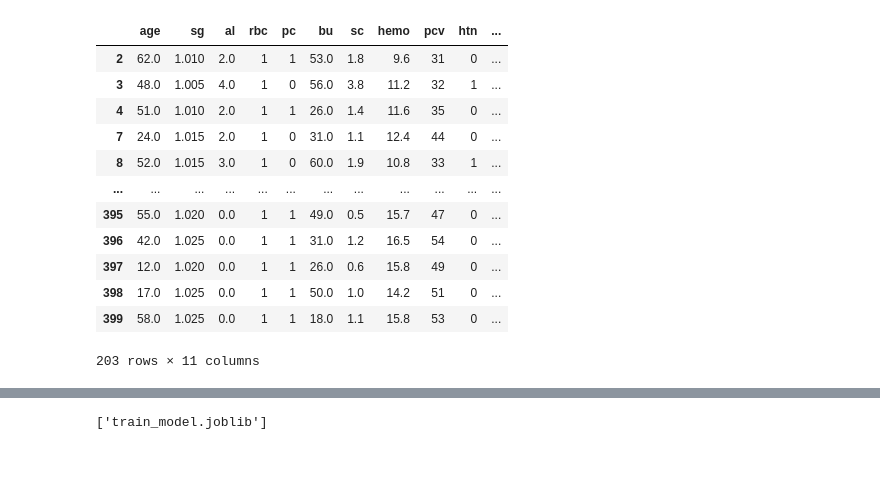
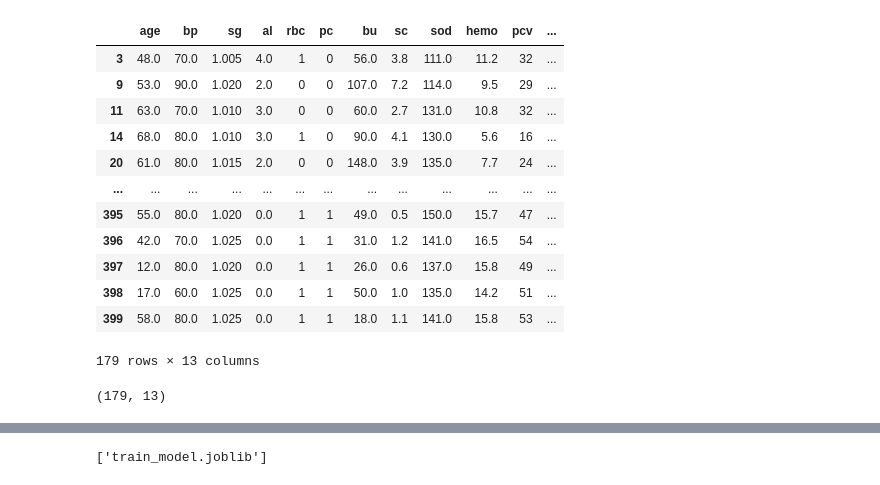
Before and after one commit to madurachandima/kidney-disease-detection, a Jupyter notebook: Kidney_trian.ipynb, the cells around one changed output, grey strips where cells are left out. Saved outputs shown, nothing was run; the diff lists cells and outputs as text; code cells hidden in the pictures.

```diff
--- a/Kidney_trian.ipynb
+++ b/Kidney_trian.ipynb
@@ -19,0 +85,7 @@ dt = dt.dropna(axis = 0 , how = 'any')# if one column is null remove entier row
+# %%
+selected_columns = np.append(selected_columns,['age','classification'])
+print(selected_columns)
+#
+
+selected_columns = ['age','sg','al','rbc','pc','bu','sc','hemo','pcv','htn','sod','bp','classification']
+print(selected_columns)
@@ -24,0 +119,20 @@ dt['classification'] = LabelEncoder().fit_transform( dt['classification'])
+# %%
+dt_new
+# %% [output]
+|  | age | bp | sg | al | rbc | pc | bu | sc | sod | hemo | pcv | ... |
+| 3 | 48.0 | 70.0 | 1.005 | 4.0 | 1 | 0 | 56.0 | 3.8 | 111.0 | 11.2 | 32 | ... |
+| 9 | 53.0 | 90.0 | 1.020 | 2.0 | 0 | 0 | 107.0 | 7.2 | 114.0 | 9.5 | 29 | ... |
+| 11 | 63.0 | 70.0 | 1.010 | 3.0 | 0 | 0 | 60.0 | 2.7 | 131.0 | 10.8 | 32 | ... |
+| 14 | 68.0 | 80.0 | 1.010 | 3.0 | 1 | 0 | 90.0 | 4.1 | 130.0 | 5.6 | 16 | ... |
+| 20 | 61.0 | 80.0 | 1.015 | 2.0 | 0 | 0 | 148.0 | 3.9 | 135.0 | 7.7 | 24 | ... |
+| ... | ... | ... | ... | ... | ... | ... | ... | ... | ... | ... | ... | ... |
+| 395 | 55.0 | 80.0 | 1.020 | 0.0 | 1 | 1 | 49.0 | 0.5 | 150.0 | 15.7 | 47 | ... |
+| 396 | 42.0 | 70.0 | 1.025 | 0.0 | 1 | 1 | 31.0 | 1.2 | 141.0 | 16.5 | 54 | ... |
+| 397 | 12.0 | 80.0 | 1.020 | 0.0 | 1 | 1 | 26.0 | 0.6 | 137.0 | 15.8 | 49 | ... |
+| 398 | 17.0 | 60.0 | 1.025 | 0.0 | 1 | 1 | 50.0 | 1.0 | 135.0 | 14.2 | 51 | ... |
+| 399 | 58.0 | 80.0 | 1.025 | 0.0 | 1 | 1 | 18.0 | 1.1 | 141.0 | 15.8 | 53 | ... |
+179 rows × 13 columns
+# %%
+dt_new.shape
+# %% [output]
+(179, 13)
@@ -28,19 +144,3 @@ Y = dt['classification']
-# %%
-dt
-# %% [output]
-|  | age | sg | al | rbc | pc | bu | sc | hemo | pcv | htn | ... |
-| 2 | 62.0 | 1.010 | 2.0 | 1 | 1 | 53.0 | 1.8 | 9.6 | 31 | 0 | ... |
-| 3 | 48.0 | 1.005 | 4.0 | 1 | 0 | 56.0 | 3.8 | 11.2 | 32 | 1 | ... |
-| 4 | 51.0 | 1.010 | 2.0 | 1 | 1 | 26.0 | 1.4 | 11.6 | 35 | 0 | ... |
-| 7 | 24.0 | 1.015 | 2.0 | 1 | 0 | 31.0 | 1.1 | 12.4 | 44 | 0 | ... |
-| 8 | 52.0 | 1.015 | 3.0 | 1 | 0 | 60.0 | 1.9 | 10.8 | 33 | 1 | ... |
-| ... | ... | ... | ... | ... | ... | ... | ... | ... | ... | ... | ... |
-| 395 | 55.0 | 1.020 | 0.0 | 1 | 1 | 49.0 | 0.5 | 15.7 | 47 | 0 | ... |
-| 396 | 42.0 | 1.025 | 0.0 | 1 | 1 | 31.0 | 1.2 | 16.5 | 54 | 0 | ... |
-| 397 | 12.0 | 1.020 | 0.0 | 1 | 1 | 26.0 | 0.6 | 15.8 | 49 | 0 | ... |
-| 398 | 17.0 | 1.025 | 0.0 | 1 | 1 | 50.0 | 1.0 | 14.2 | 51 | 0 | ... |
-| 399 | 58.0 | 1.025 | 0.0 | 1 | 1 | 18.0 | 1.1 | 15.8 | 53 | 0 | ... |
-203 rows × 11 columns
 # %%
 X_train,X_test,Y_train,Y_test=train_test_split(X , Y , test_size = 0.2)#split test data and train data
 # %%
```
Also changed, not shown: parts of 65 cells of this notebook, 9 other files.
